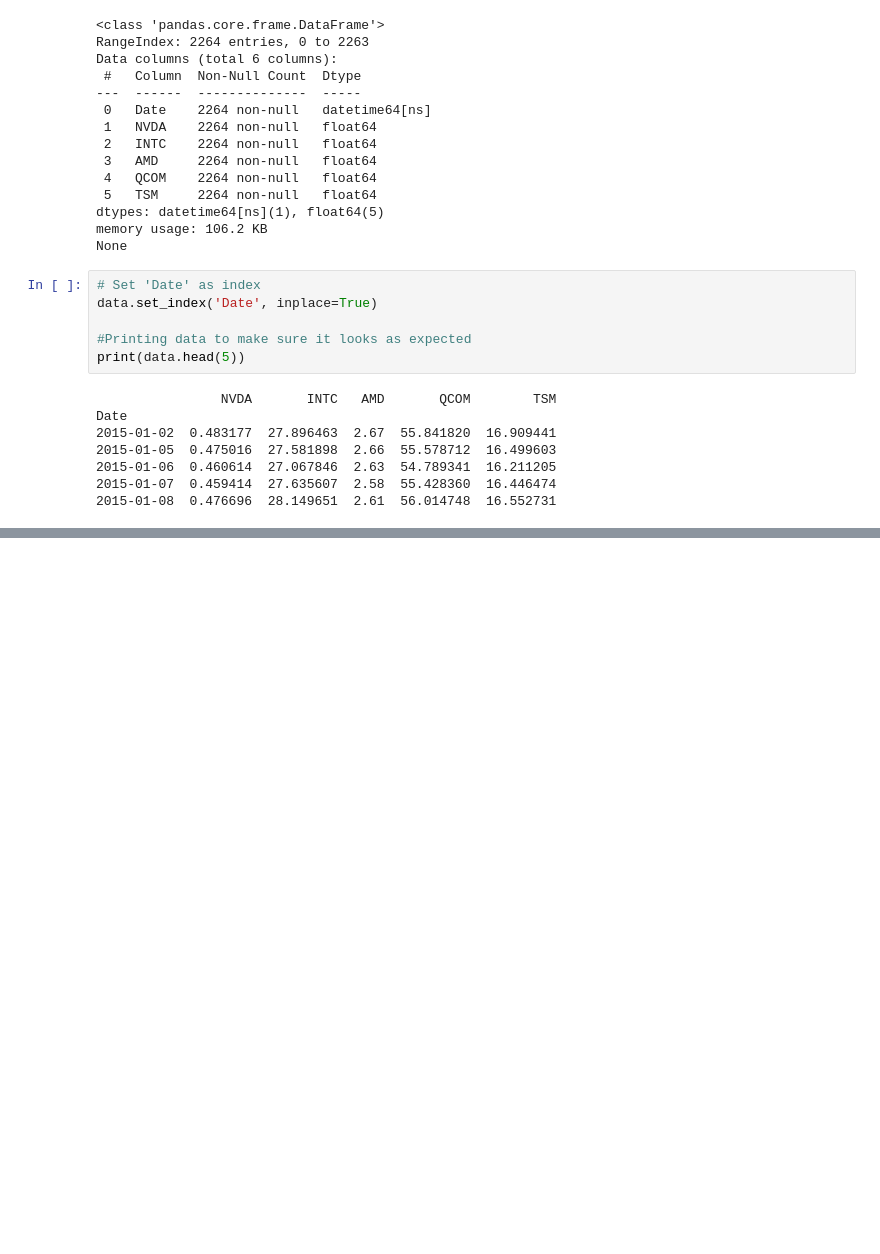
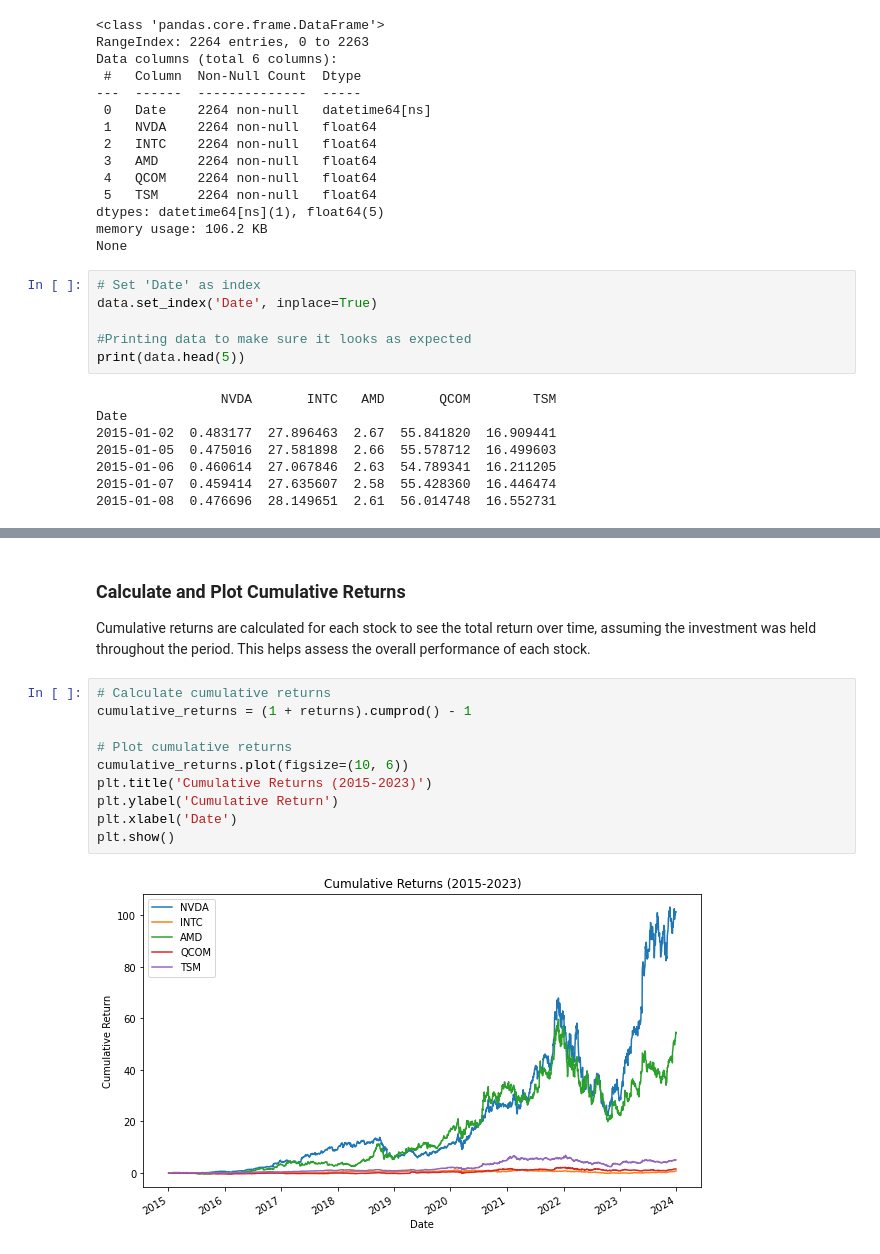
Before and after one commit to xintamosaik/Semiconductor_Stock_Analysis, a Jupyter notebook: semiconductor_stock_analysis_2015_2023.ipynb, the cells around one changed output, grey strips where cells are left out. Cells and saved outputs as stored; diff of their text form; blank space fills up the shorter version.

```diff
--- a/semiconductor_stock_analysis_2015_2023.ipynb
+++ b/semiconductor_stock_analysis_2015_2023.ipynb
@@ -98,0 +143,16 @@ Date
+# %% [markdown]
+### Calculate and Plot Cumulative Returns
+
+Cumulative returns are calculated for each stock to see the total return over time, assuming the investment was held throughout the period. This helps assess the overall performance of each stock.
+# %%
+# Calculate cumulative returns
+cumulative_returns = (1 + returns).cumprod() - 1
+
+# Plot cumulative returns
+cumulative_returns.plot(figsize=(10, 6))
+plt.title('Cumulative Returns (2015-2023)')
+plt.ylabel('Cumulative Return')
+plt.xlabel('Date')
+plt.show()
+# %% [output]
+[figure, added]
```
Also changed, not shown: parts of 10 cells of this notebook.
